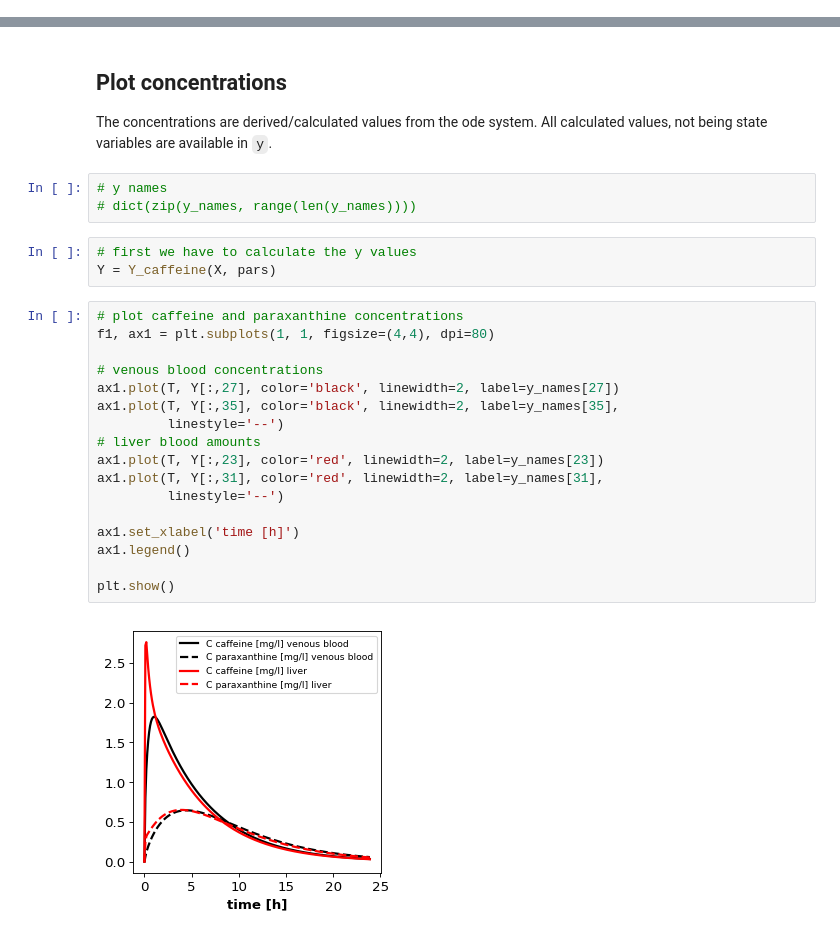
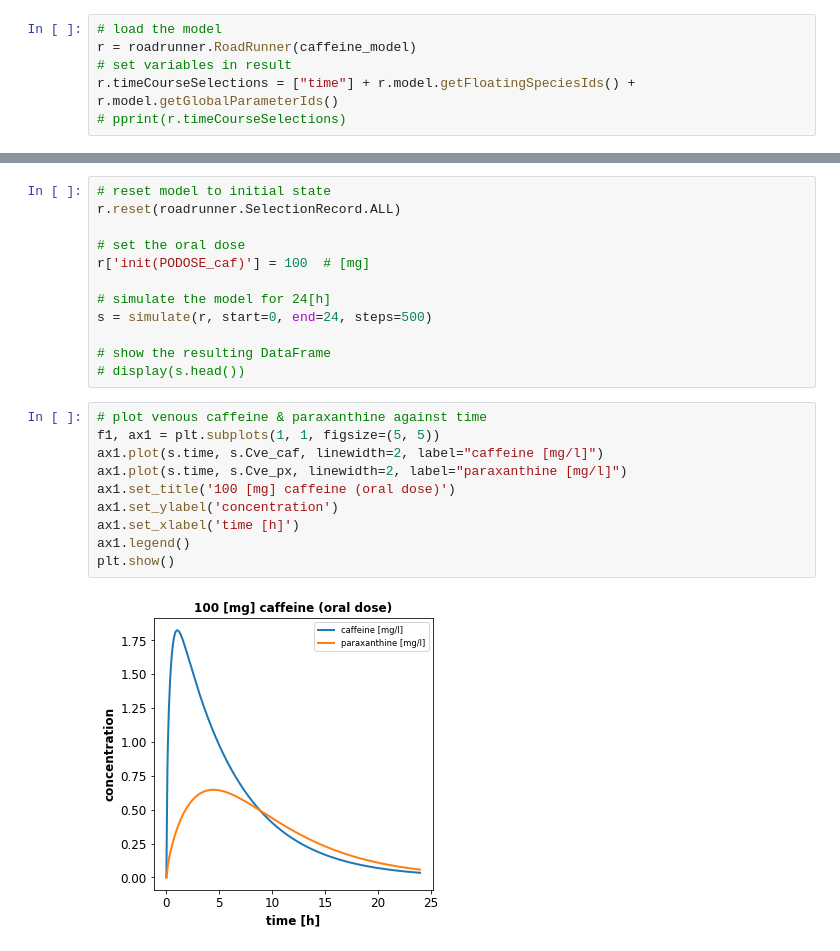
Before and after one commit to matthiaskoenig/pkpd-course, a Jupyter notebook: notebooks/pkpd-tutorial.ipynb, the cells around one changed output, grey strips where cells are left out. Cells and saved outputs as stored; diff of their text form.

```diff
--- a/notebooks/pkpd-tutorial.ipynb
+++ b/notebooks/pkpd-tutorial.ipynb
@@ -58,2 +60,8 @@ p_names, y_names, x_names, dx_names = names_caffeine()
+# %%
+# load the model
+r = roadrunner.RoadRunner(caffeine_model)
+# set variables in result
+r.timeCourseSelections = ["time"] + r.model.getFloatingSpeciesIds() + r.model.getGlobalParameterIds()
+# pprint(r.timeCourseSelections)
 # %% [markdown]
 ## Example simulation
@@ -102,29 +72,24 @@ plt.show()
-# %% [markdown]
-## Plot concentrations
-The concentrations are derived/calculated values from the ode system. All calculated values,
-not being state variables are available in `y`.
-# %%
-# y names
-# dict(zip(y_names, range(len(y_names))))
-# %%
-# first we have to calculate the y values
-Y = Y_caffeine(X, pars)
-# %%
-# plot caffeine and paraxanthine concentrations
-f1, ax1 = plt.subplots(1, 1, figsize=(4,4), dpi=80)
-
-# venous blood concentrations
-ax1.plot(T, Y[:,27], color='black', linewidth=2, label=y_names[27])
-ax1.plot(T, Y[:,35], color='black', linewidth=2, label=y_names[35],
-         linestyle='--')
-# liver blood amounts
-ax1.plot(T, Y[:,23], color='red', linewidth=2, label=y_names[23])
-ax1.plot(T, Y[:,31], color='red', linewidth=2, label=y_names[31],
-         linestyle='--')
-
-ax1.set_xlabel('time [h]')
-ax1.legend()
-
-plt.show()
-# %% [output]
-[figure, removed]
+# %%
+# reset model to initial state
+r.reset(roadrunner.SelectionRecord.ALL)
+
+# set the oral dose
+r['init(PODOSE_caf)'] = 100  # [mg]
+
+# simulate the model for 24[h]
+s = simulate(r, start=0, end=24, steps=500)
+
+# show the resulting DataFrame
+# display(s.head())
+# %%
+# plot venous caffeine & paraxanthine against time
+f1, ax1 = plt.subplots(1, 1, figsize=(5, 5))
+ax1.plot(s.time, s.Cve_caf, linewidth=2, label="caffeine [mg/l]")
+ax1.plot(s.time, s.Cve_px, linewidth=2, label="paraxanthine [mg/l]")
+ax1.set_title('100 [mg] caffeine (oral dose)')
+ax1.set_ylabel('concentration')
+ax1.set_xlabel('time [h]')
+ax1.legend()
+plt.show()
+# %% [output]
+[figure, added]
```
Also changed, not shown: parts of 19 cells of this notebook, 14 other files.
